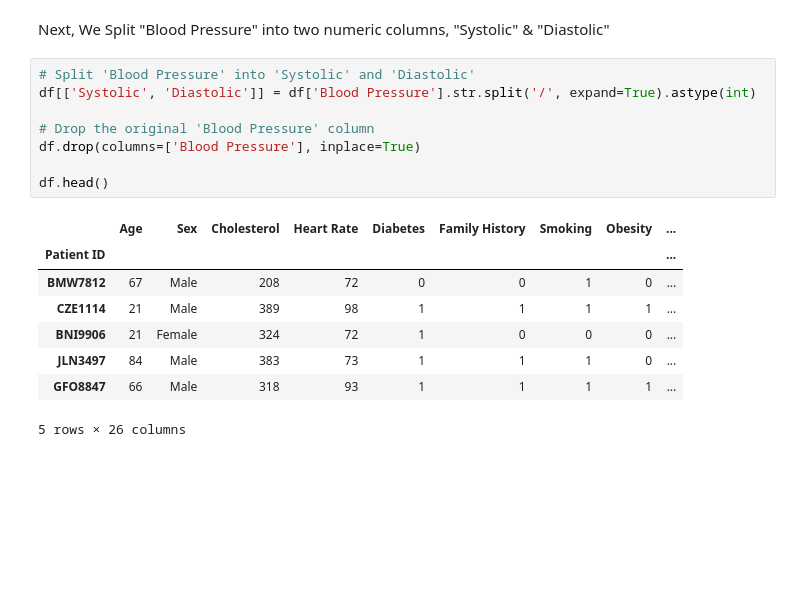
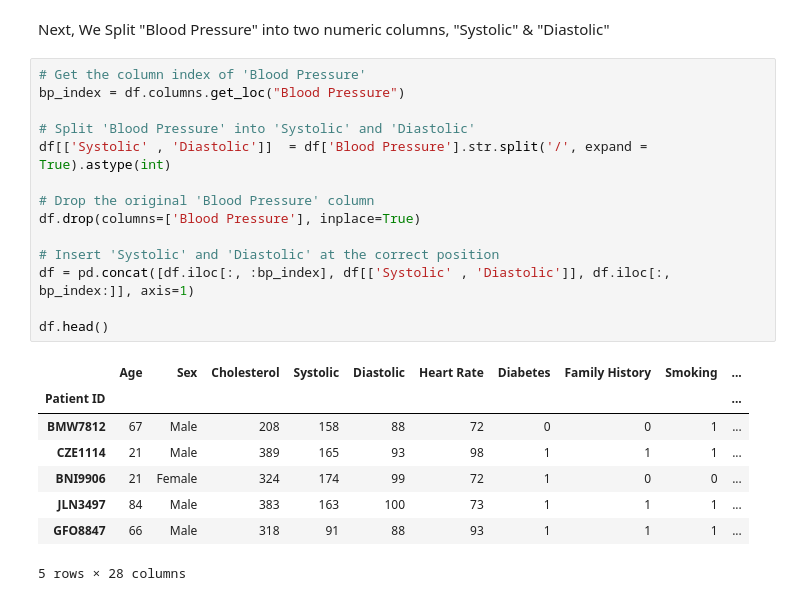
Before and after one commit to taimoorbinnasir/Heart-Attack-Risk-Prediction, a Jupyter notebook: group10_main.ipynb, the cells around one changed output. Saved outputs shown, nothing was run; the diff lists cells and outputs as text; blank space fills up the shorter version.

Commit message:
Updated "Blood Pressure" column

```diff
--- a/group10_main.ipynb
+++ b/group10_main.ipynb
@@ -139,19 +139,25 @@ df.head()
 # %% [markdown]
 Next, We Split "Blood Pressure" into two numeric columns, "Systolic" & "Diastolic"
 # %%
+# Get the column index of 'Blood Pressure'
+bp_index = df.columns.get_loc("Blood Pressure")
+
 # Split 'Blood Pressure' into 'Systolic' and 'Diastolic'
-df[['Systolic', 'Diastolic']] = df['Blood Pressure'].str.split('/', expand=True).astype(int)
+df[['Systolic' , 'Diastolic']]  = df['Blood Pressure'].str.split('/', expand = True).astype(int)
 
 # Drop the original 'Blood Pressure' column
 df.drop(columns=['Blood Pressure'], inplace=True)
 
+# Insert 'Systolic' and 'Diastolic' at the correct position
+df = pd.concat([df.iloc[:, :bp_index], df[['Systolic' , 'Diastolic']], df.iloc[:, bp_index:]], axis=1)
+
 df.head()
 # %% [output]
-|  | Age | Sex | Cholesterol | Heart Rate | Diabetes | Family History | Smoking | Obesity | ... |
-| Patient ID |  |  |  |  |  |  |  |  | ... |
-| BMW7812 | 67 | Male | 208 | 72 | 0 | 0 | 1 | 0 | ... |
-| CZE1114 | 21 | Male | 389 | 98 | 1 | 1 | 1 | 1 | ... |
-| BNI9906 | 21 | Female | 324 | 72 | 1 | 0 | 0 | 0 | ... |
-| JLN3497 | 84 | Male | 383 | 73 | 1 | 1 | 1 | 0 | ... |
-| GFO8847 | 66 | Male | 318 | 93 | 1 | 1 | 1 | 1 | ... |
+|  | Age | Sex | Cholesterol | Systolic | Diastolic | Heart Rate | Diabetes | Family History | Smoking | ... |
+| Patient ID |  |  |  |  |  |  |  |  |  | ... |
+| BMW7812 | 67 | Male | 208 | 158 | 88 | 72 | 0 | 0 | 1 | ... |
+| CZE1114 | 21 | Male | 389 | 165 | 93 | 98 | 1 | 1 | 1 | ... |
+| BNI9906 | 21 | Female | 324 | 174 | 99 | 72 | 1 | 0 | 0 | ... |
+| JLN3497 | 84 | Male | 383 | 163 | 100 | 73 | 1 | 1 | 1 | ... |
+| GFO8847 | 66 | Male | 318 | 91 | 88 | 93 | 1 | 1 | 1 | ... |
-5 rows × 26 columns
+5 rows × 28 columns
```
